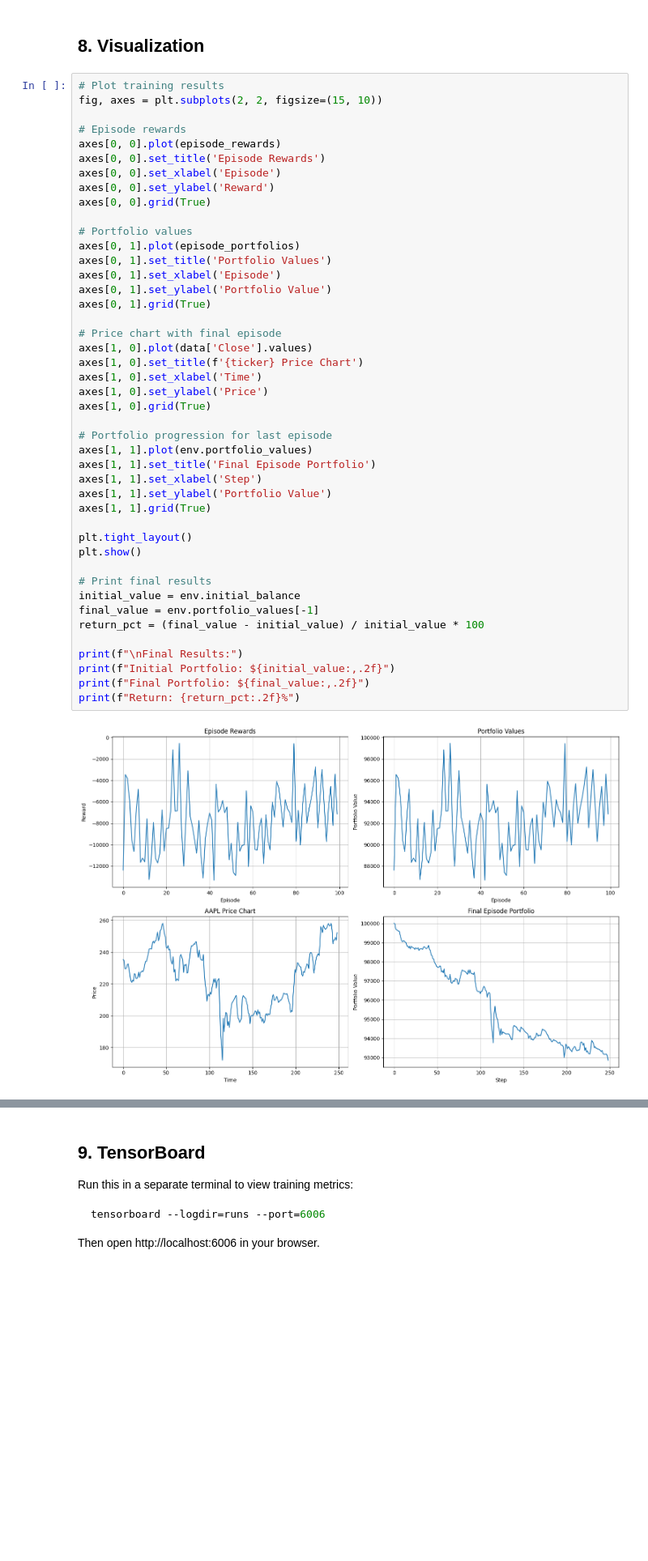
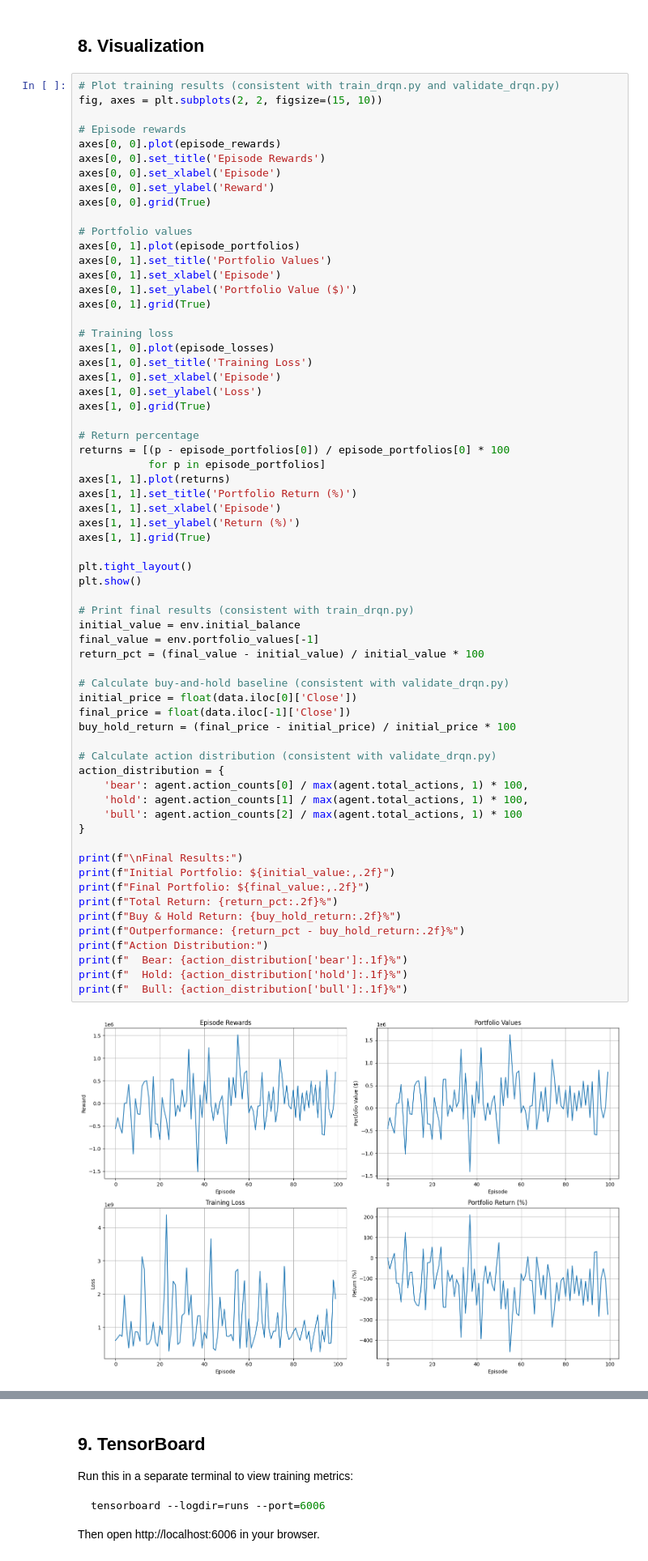
Before and after one commit to varon-fi/poc, a Jupyter notebook: drqn_trading.ipynb, the cells around one changed output, grey strips where cells are left out. Shown: that part at 81% size. Cells and saved outputs as stored; diff of their text form; blank space fills up the shorter version.

```diff
--- a/drqn_trading.ipynb
+++ b/drqn_trading.ipynb
@@ -425,50 +554,70 @@ Training completed!
 # %% [markdown]
 ## 8. Visualization
 # %%
-# Plot training results
+# Plot training results (consistent with train_drqn.py and validate_drqn.py)
 fig, axes = plt.subplots(2, 2, figsize=(15, 10))
 
 # Episode rewards
 axes[0, 0].plot(episode_rewards)
 axes[0, 0].set_title('Episode Rewards')
 axes[0, 0].set_xlabel('Episode')
 axes[0, 0].set_ylabel('Reward')
 axes[0, 0].grid(True)
 
 # Portfolio values
 axes[0, 1].plot(episode_portfolios)
 axes[0, 1].set_title('Portfolio Values')
 axes[0, 1].set_xlabel('Episode')
-axes[0, 1].set_ylabel('Portfolio Value')
+axes[0, 1].set_ylabel('Portfolio Value ($)')
 axes[0, 1].grid(True)
 
-# Price chart with final episode
-axes[1, 0].plot(data['Close'].values)
-axes[1, 0].set_title(f'{ticker} Price Chart')
-axes[1, 0].set_xlabel('Time')
-axes[1, 0].set_ylabel('Price')
+# Training loss
+axes[1, 0].plot(episode_losses)
+axes[1, 0].set_title('Training Loss')
+axes[1, 0].set_xlabel('Episode')
+axes[1, 0].set_ylabel('Loss')
 axes[1, 0].grid(True)
 
-# Portfolio progression for last episode
-axes[1, 1].plot(env.portfolio_values)
-axes[1, 1].set_title('Final Episode Portfolio')
-axes[1, 1].set_xlabel('Step')
-axes[1, 1].set_ylabel('Portfolio Value')
+# Return percentage
+returns = [(p - episode_portfolios[0]) / episode_portfolios[0] * 100
+           for p in episode_portfolios]
+axes[1, 1].plot(returns)
+axes[1, 1].set_title('Portfolio Return (%)')
+axes[1, 1].set_xlabel('Episode')
+axes[1, 1].set_ylabel('Return (%)')
 axes[1, 1].grid(True)
 
 plt.tight_layout()
 plt.show()
 
-# Print final results
+# Print final results (consistent with train_drqn.py)
 initial_value = env.initial_balance
 final_value = env.portfolio_values[-1]
 return_pct = (final_value - initial_value) / initial_value * 100
 
+# Calculate buy-and-hold baseline (consistent with validate_drqn.py)
+initial_price = float(data.iloc[0]['Close'])
+final_price = float(data.iloc[-1]['Close'])
+buy_hold_return = (final_price - initial_price) / initial_price * 100
+
+# Calculate action distribution (consistent with validate_drqn.py)
+action_distribution = {
+    'bear': agent.action_counts[0] / max(agent.total_actions, 1) * 100,
+    'hold': agent.action_counts[1] / max(agent.total_actions, 1) * 100,
+    'bull': agent.action_counts[2] / max(agent.total_actions, 1) * 100
+}
+
 print(f"\nFinal Results:")
 print(f"Initial Portfolio: ${initial_value:,.2f}")
 print(f"Final Portfolio: ${final_value:,.2f}")
-print(f"Return: {return_pct:.2f}%")
+print(f"Total Return: {return_pct:.2f}%")
+print(f"Buy & Hold Return: {buy_hold_return:.2f}%")
+print(f"Outperformance: {return_pct - buy_hold_return:.2f}%")
+print(f"Action Distribution:")
+print(f"  Bear: {action_distribution['bear']:.1f}%")
+print(f"  Hold: {action_distribution['hold']:.1f}%")
+print(f"  Bull: {action_distribution['bull']:.1f}%")
 # %% [output]
-[figure, old version]
+[figure, new version]
 Final Results:
 Initial Portfolio: $100,000.00
```
Also changed, not shown: parts of 9 cells of this notebook, 1 other file.
